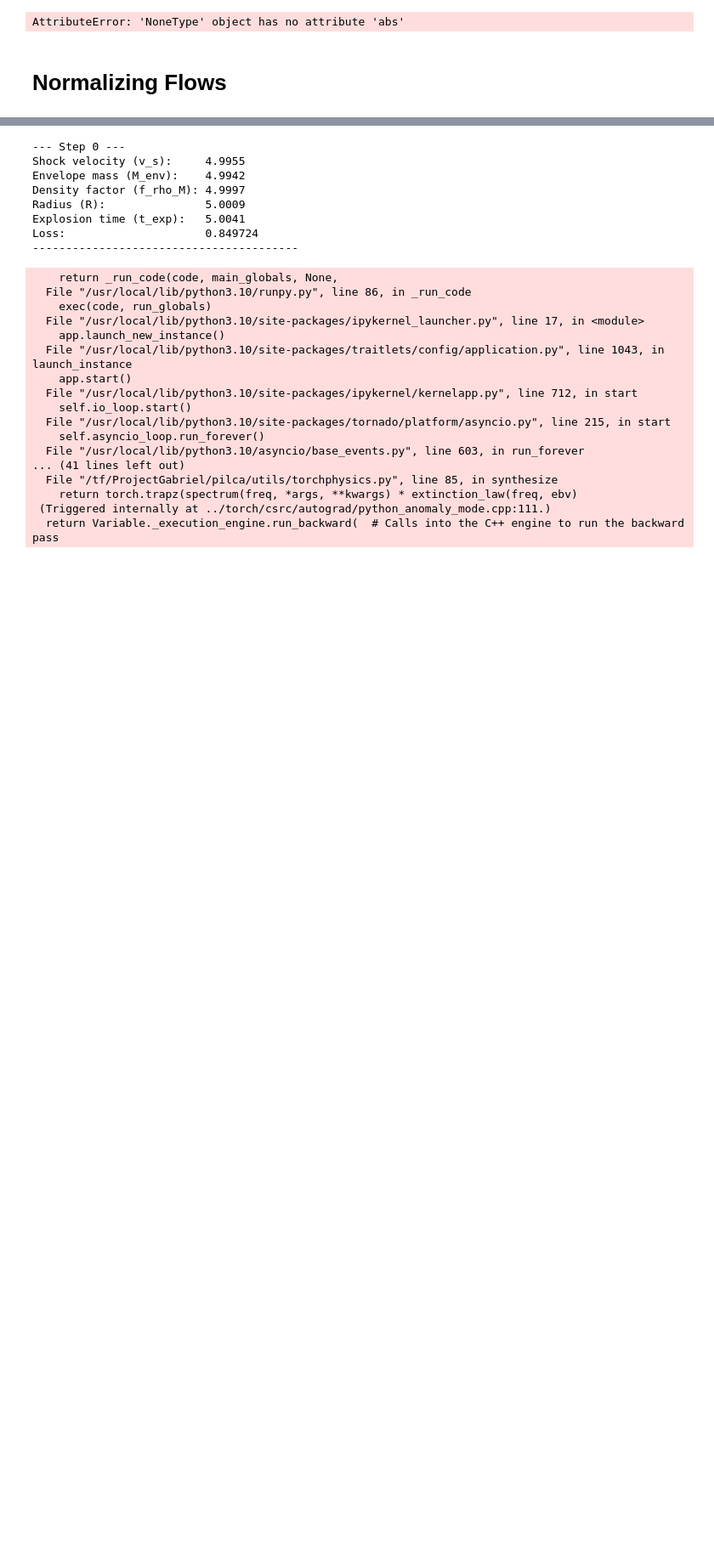
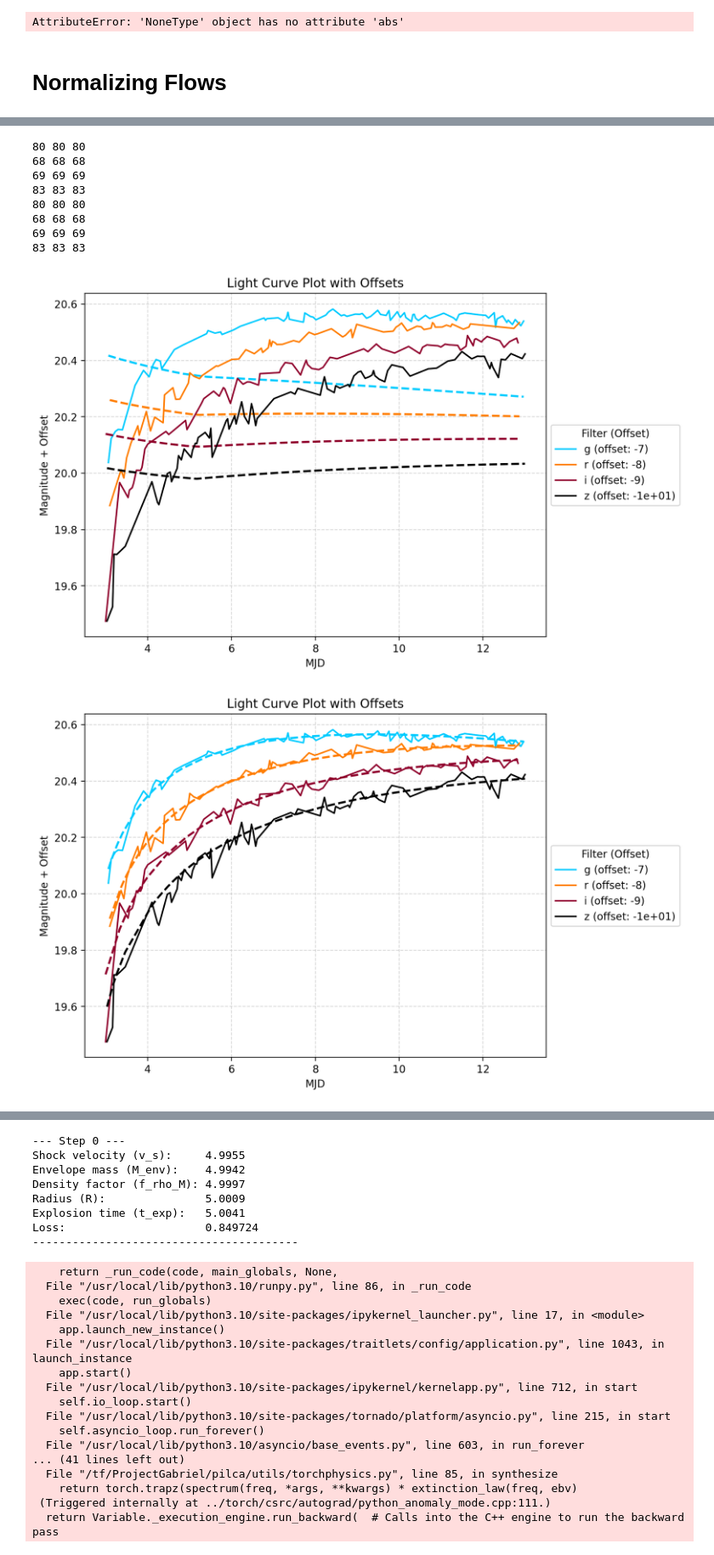
Before and after one commit to gsmteixeira/pilca, a Jupyter notebook: notebooks/02_first_steps_constraining_fpM.ipynb, the cells around one changed output, grey strips where cells are left out. Shown at 85% size. Saved outputs shown, nothing was run; the diff lists cells and outputs as text; code cells hidden in the pictures; blank space fills up the shorter version.

```diff
--- a/notebooks/02_first_steps_constraining_fpM.ipynb
+++ b/notebooks/02_first_steps_constraining_fpM.ipynb
@@ -609,0 +686,17 @@ tensor([[4.9946, 5.0082, 5.0061, 4.9998, 4.9970]], grad_fn=<AddBackward0>)
+# %%
+importlib.reload(ut)
+ut.plot_comparison(lc,
+                    outputs_mean, filter_for_mjd, MJD, filters_mask)
+ut.plot_comparison(lc,
+                    model_inputs_torch, filter_for_mjd, MJD, filters_mask)
+# %% [output]
+80 80 80
+68 68 68
+69 69 69
+83 83 83
+80 80 80
+68 68 68
+69 69 69
+83 83 83
+[figure, added]
+[figure, added]
```
Also changed, not shown: parts of 22 cells of this notebook, 2 other files.
